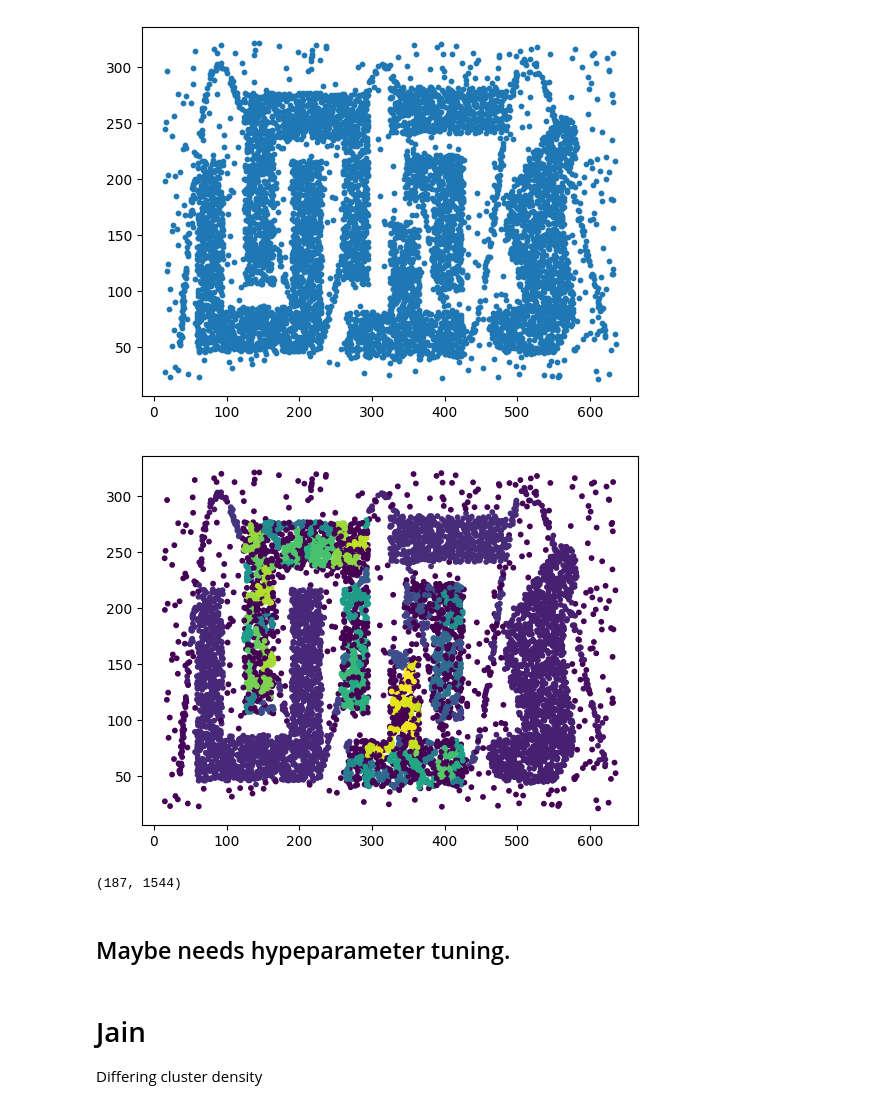
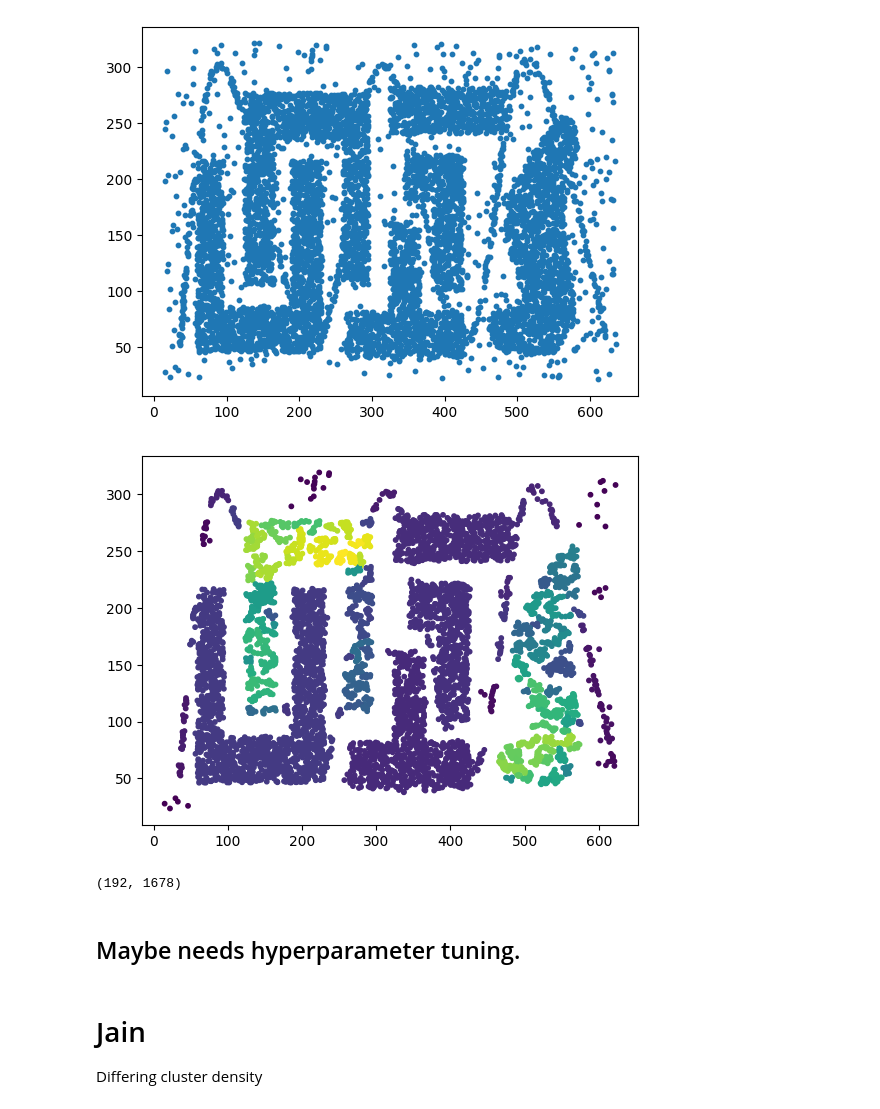
Before and after one commit to mk43v3r/SC4020-Data-Analytics, a Jupyter notebook: HDBSCAN.ipynb, the cells around one changed output. Drawn from its saved outputs; the diff is of its cells as text; code cells hidden in the pictures.

Commit message:
Added data scaling + removal of noise points for some graphs.

```diff
--- a/HDBSCAN.ipynb
+++ b/HDBSCAN.ipynb
@@ -276,6 +278,7 @@ t48k_df
 8000 rows × 2 columns
 # %%
 t48k_arr = t48k_df.to_numpy()
+t48k_arr_scaled = z_scale_np_array(t48k_arr)
 xs, ys = zip(*t48k_arr)
 plt.scatter(xs, ys, s=10)
 # %% [output]
@@ -283,18 +286,17 @@ plt.scatter(xs, ys, s=10)
 [figure]
 # %%
 hdb = HDBSCAN()
-t48k_predictions = hdb.fit_predict(t48k_arr)
-plt.scatter(xs, ys, c=t48k_predictions, s=10)
-plt.show()
+t48k_predictions = hdb.fit_predict(t48k_arr_scaled)
+plot_without_noise(xs, ys, t48k_predictions, s=10)
 # %% [output]
-[figure, old version]
+[figure, new version]
 # %%
 len(set(t48k_predictions)), sum(1 if i == -1 else 0 for i in t48k_predictions)
-# It has 187 clusters and 1544 points labeled as "noise"
+# It has 192 clusters and 1678 points labeled as "noise"
 # %% [output]
-(187, 1544)
+(192, 1678)
 # %% [markdown]
-## Maybe needs hypeparameter tuning.
+## Maybe needs hyperparameter tuning.
 # %% [markdown]
 # Jain
 
```
Also changed, not shown: parts of 22 cells of this notebook, 1 other file.
